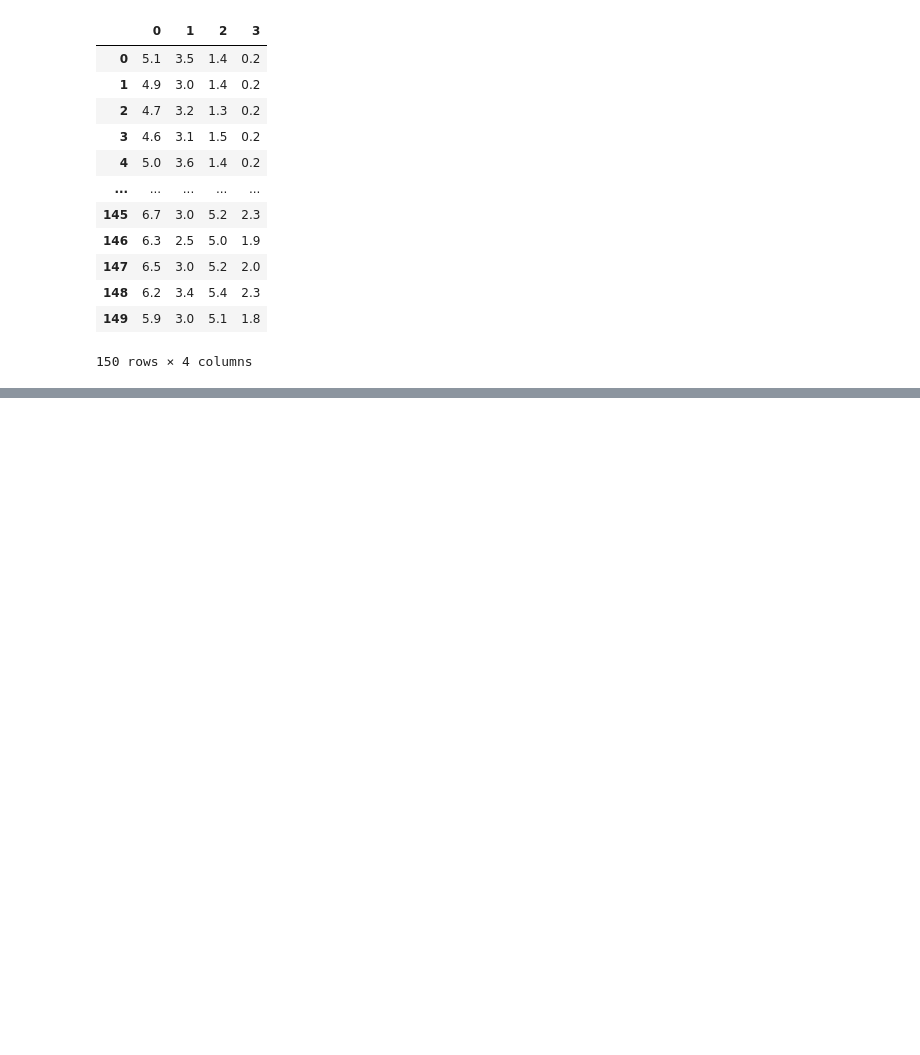
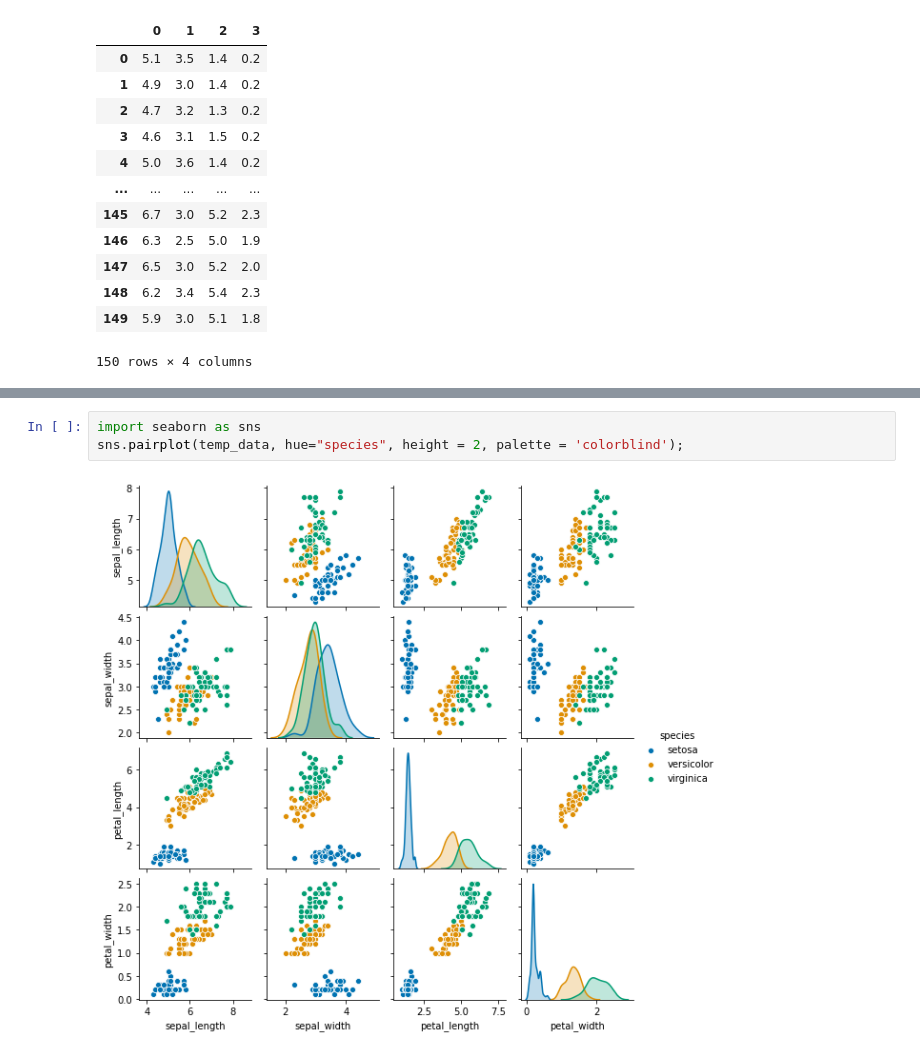
Before and after one commit to danbikiki/blu2, a Jupyter notebook: 200818_머신러닝.ipynb, the cells around one changed output, grey strips where cells are left out. Cells and saved outputs as stored; diff of their text form; blank space fills up the shorter version.

```diff
--- a/200818_머신러닝.ipynb
+++ b/200818_머신러닝.ipynb
@@ -69,0 +198,5 @@ def sklearn_to_df(sklearn dataset):
+# %%
+import seaborn as sns
+sns.pairplot(temp_data, hue="species", height = 2, palette = 'colorblind');
+# %% [output]
+[figure, added]
```
Also changed, not shown: parts of 12 cells of this notebook.
